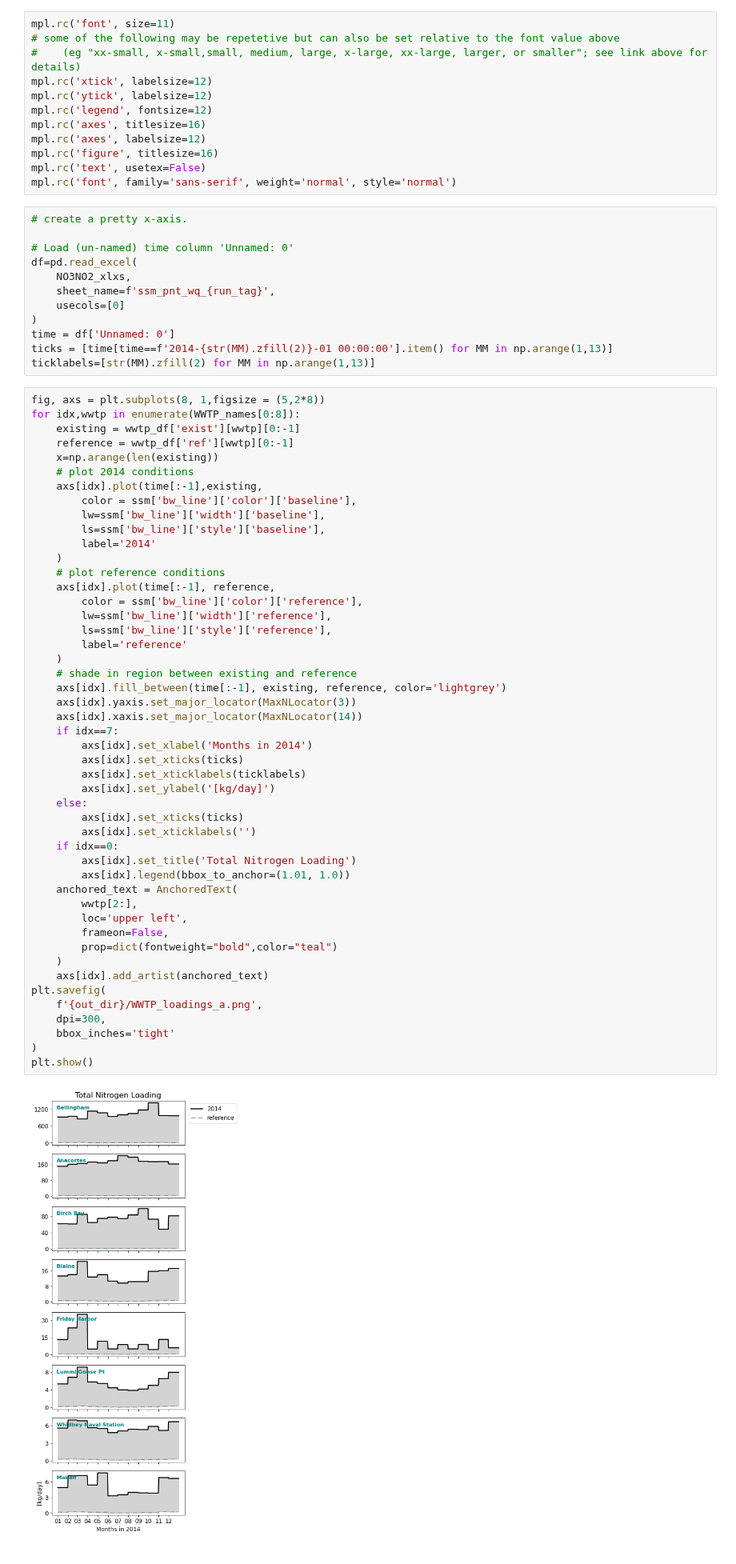
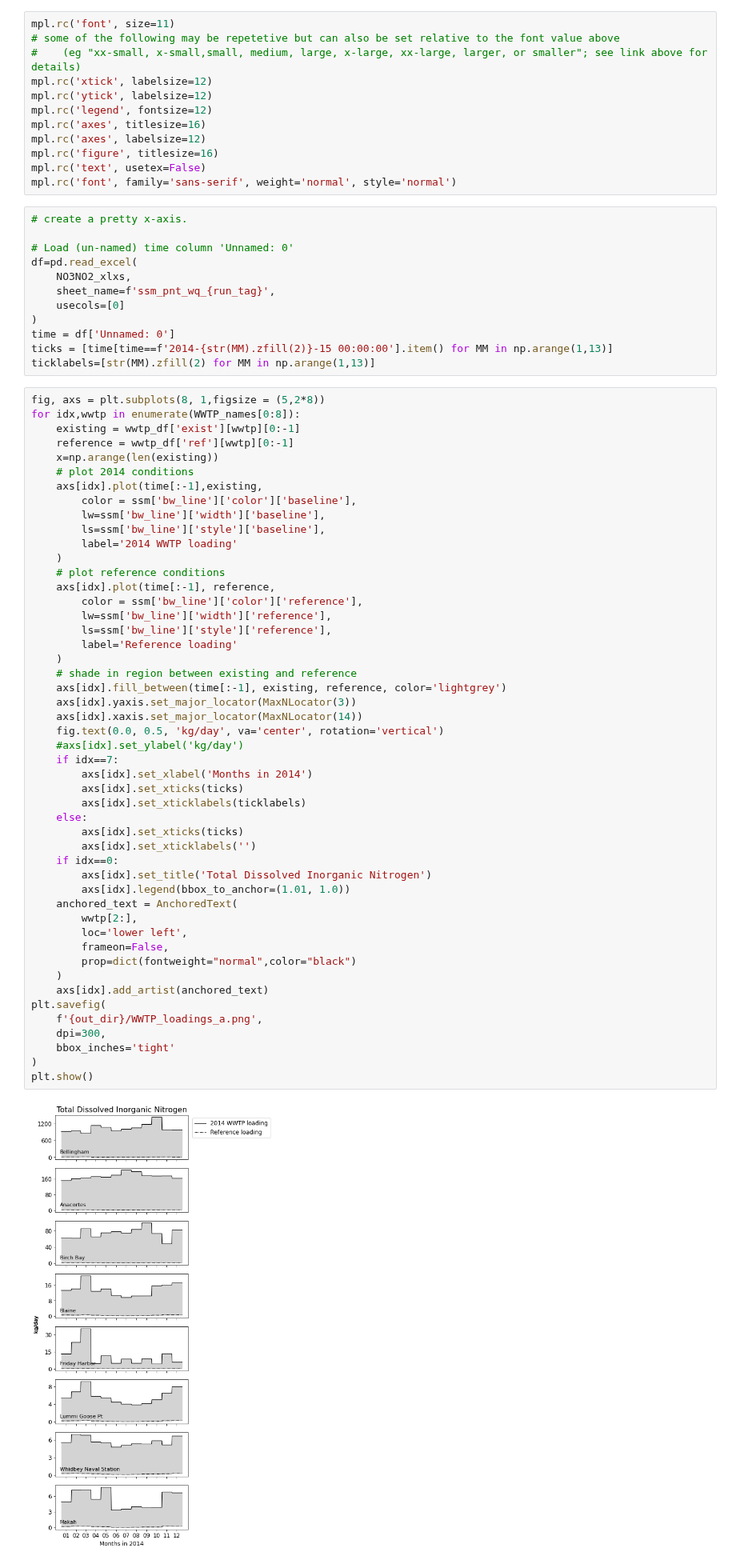
Before and after one commit to UW-PSI/SalishSeaModel-analysis, a Jupyter notebook: deliverables/notebooks/plot_nutrient_loading.ipynb, the cells around one changed output. Shown at 80% size. Cells and saved outputs as stored; diff of their text form.

Commit message:
WWTP and River loading graphic refinement shared y-label across y-axes Thin, black lines normal text annotations (in better places) adjustments to legend and axes labels

```diff
--- a/deliverables/notebooks/plot_nutrient_loading.ipynb
+++ b/deliverables/notebooks/plot_nutrient_loading.ipynb
@@ -137,7 +137,7 @@ df=pd.read_excel(
     usecols=[0]
 )
 time = df['Unnamed: 0']
-ticks = [time[time==f'2014-{str(MM).zfill(2)}-01 00:00:00'].item() for MM in np.arange(1,13)]
+ticks = [time[time==f'2014-{str(MM).zfill(2)}-15 00:00:00'].item() for MM in np.arange(1,13)]
 ticklabels=[str(MM).zfill(2) for MM in np.arange(1,13)]
 # %%
 fig, axs = plt.subplots(8, 1,figsize = (5,2*8))
@@ -150,45 +150,46 @@ for idx,wwtp in enumerate(WWTP_names[0:8]):
         color = ssm['bw_line']['color']['baseline'],
         lw=ssm['bw_line']['width']['baseline'],
         ls=ssm['bw_line']['style']['baseline'],
-        label='2014'
+        label='2014 WWTP loading'
     )
     # plot reference conditions
     axs[idx].plot(time[:-1], reference,
         color = ssm['bw_line']['color']['reference'],
         lw=ssm['bw_line']['width']['reference'],
         ls=ssm['bw_line']['style']['reference'],
-        label='reference'
+        label='Reference loading'
     )
     # shade in region between existing and reference
     axs[idx].fill_between(time[:-1], existing, reference, color='lightgrey')
     axs[idx].yaxis.set_major_locator(MaxNLocator(3))
     axs[idx].xaxis.set_major_locator(MaxNLocator(14))
+    fig.text(0.0, 0.5, 'kg/day', va='center', rotation='vertical')
+    #axs[idx].set_ylabel('kg/day')
     if idx==7:
         axs[idx].set_xlabel('Months in 2014')
         axs[idx].set_xticks(ticks)
         axs[idx].set_xticklabels(ticklabels)
-        axs[idx].set_ylabel('[kg/day]')
     else:
         axs[idx].set_xticks(ticks)
         axs[idx].set_xticklabels('')
     if idx==0:
-        axs[idx].set_title('Total Nitrogen Loading')
+        axs[idx].set_title('Total Dissolved Inorganic Nitrogen')
         axs[idx].legend(bbox_to_anchor=(1.01, 1.0))
     anchored_text = AnchoredText(
         wwtp[2:],
-        loc='upper left',
+        loc='lower left',
         frameon=False,
-        prop=dict(fontweight="bold",color="teal")
+        prop=dict(fontweight="normal",color="black")
     )
     axs[idx].add_artist(anchored_text)
 plt.savefig(
     f'{out_dir}/WWTP_loadings_a.png',
     dpi=300,
     bbox_inches='tight'
 )
 plt.show()
 # %% [output]
-[figure, old version]
+[figure, new version]
 # %%
 fig, axs = plt.subplots(7, 1,figsize = (5,2*7))
 for idx,wwtp in enumerate(WWTP_names[8:]):
```
Also changed, not shown: parts of 6 cells of this notebook, 3 other files.
